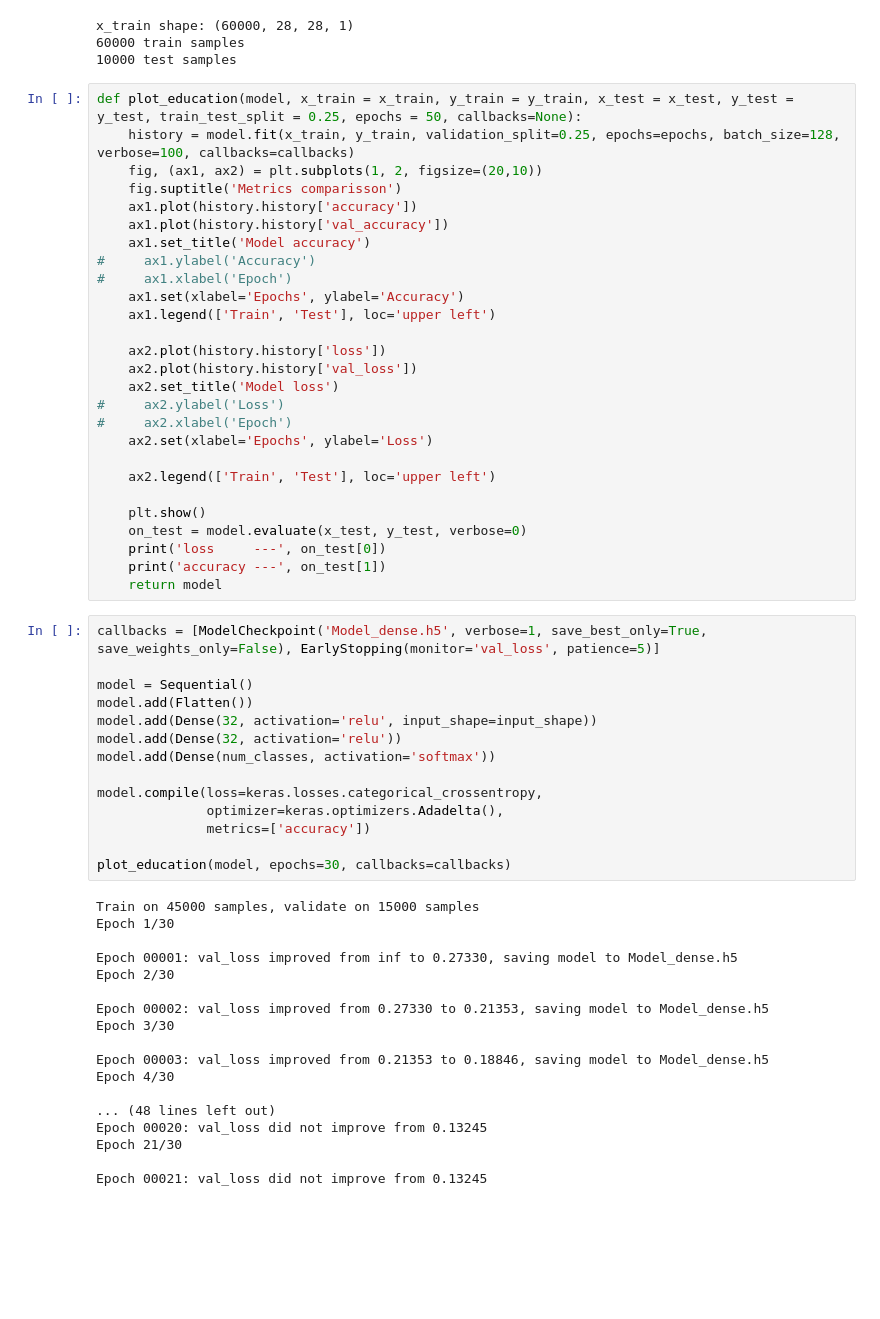
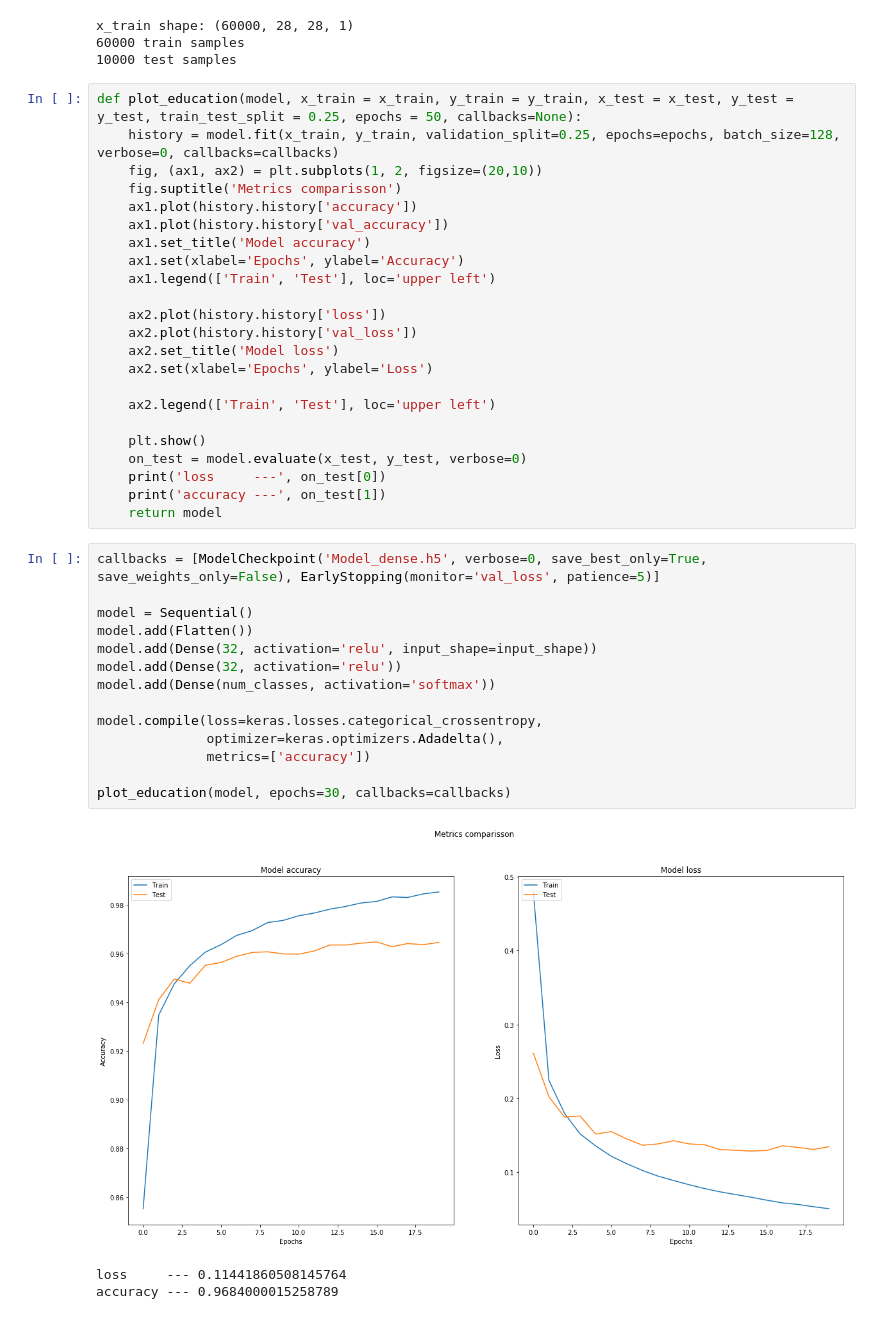
Before and after one commit to seva1232/msu_introduction_to_ml, a Jupyter notebook: NN comparison.ipynb, the cells around one changed output. Cells and saved outputs as stored; diff of their text form; blank space fills up the shorter version.

```diff
--- a/NN comparison.ipynb
+++ b/NN comparison.ipynb
@@ -53,22 +63,18 @@ x_train shape: (60000, 28, 28, 1)
 10000 test samples
 # %%
 def plot_education(model, x_train = x_train, y_train = y_train, x_test = x_test, y_test = y_test, train_test_split = 0.25, epochs = 50, callbacks=None):
-    history = model.fit(x_train, y_train, validation_split=0.25, epochs=epochs, batch_size=128, verbose=100, callbacks=callbacks)
+    history = model.fit(x_train, y_train, validation_split=0.25, epochs=epochs, batch_size=128, verbose=0, callbacks=callbacks)
     fig, (ax1, ax2) = plt.subplots(1, 2, figsize=(20,10))
     fig.suptitle('Metrics comparisson')
     ax1.plot(history.history['accuracy'])
     ax1.plot(history.history['val_accuracy'])
     ax1.set_title('Model accuracy')
-#     ax1.ylabel('Accuracy')
-#     ax1.xlabel('Epoch')
     ax1.set(xlabel='Epochs', ylabel='Accuracy')
     ax1.legend(['Train', 'Test'], loc='upper left')
 
     ax2.plot(history.history['loss'])
     ax2.plot(history.history['val_loss'])
     ax2.set_title('Model loss')
-#     ax2.ylabel('Loss')
-#     ax2.xlabel('Epoch')
     ax2.set(xlabel='Epochs', ylabel='Loss')
 
     ax2.legend(['Train', 'Test'], loc='upper left')
@@ -79,34 +85,20 @@ def plot_education(model, x_train = x_train, y_train = y_train, x_test = x_test,
     print('accuracy ---', on_test[1])
     return model
 # %%
-callbacks = [ModelCheckpoint('Model_dense.h5', verbose=1, save_best_only=True, save_weights_only=False), EarlyStopping(monitor='val_loss', patience=5)]
+callbacks = [ModelCheckpoint('Model_dense.h5', verbose=0, save_best_only=True, save_weights_only=False), EarlyStopping(monitor='val_loss', patience=5)]
 
 model = Sequential()
 model.add(Flatten())
 model.add(Dense(32, activation='relu', input_shape=input_shape))
 model.add(Dense(32, activation='relu'))
 model.add(Dense(num_classes, activation='softmax'))
 
 model.compile(loss=keras.losses.categorical_crossentropy,
               optimizer=keras.optimizers.Adadelta(),
               metrics=['accuracy'])
 
 plot_education(model, epochs=30, callbacks=callbacks)
 # %% [output]
+[figure, new version]
-Train on 45000 samples, validate on 15000 samples
-Epoch 1/30
-
-Epoch 00001: val_loss improved from inf to 0.27330, saving model to Model_dense.h5
-Epoch 2/30
-
-Epoch 00002: val_loss improved from 0.27330 to 0.21353, saving model to Model_dense.h5
-Epoch 3/30
-
-Epoch 00003: val_loss improved from 0.21353 to 0.18846, saving model to Model_dense.h5
-Epoch 4/30
-
-... (48 lines left out)
-Epoch 00020: val_loss did not improve from 0.13245
-Epoch 21/30
-
-Epoch 00021: val_loss did not improve from 0.13245
+loss     --- 0.11441860508145764
+accuracy --- 0.9684000015258789
```
Also changed, not shown: parts of 12 cells of this notebook.
